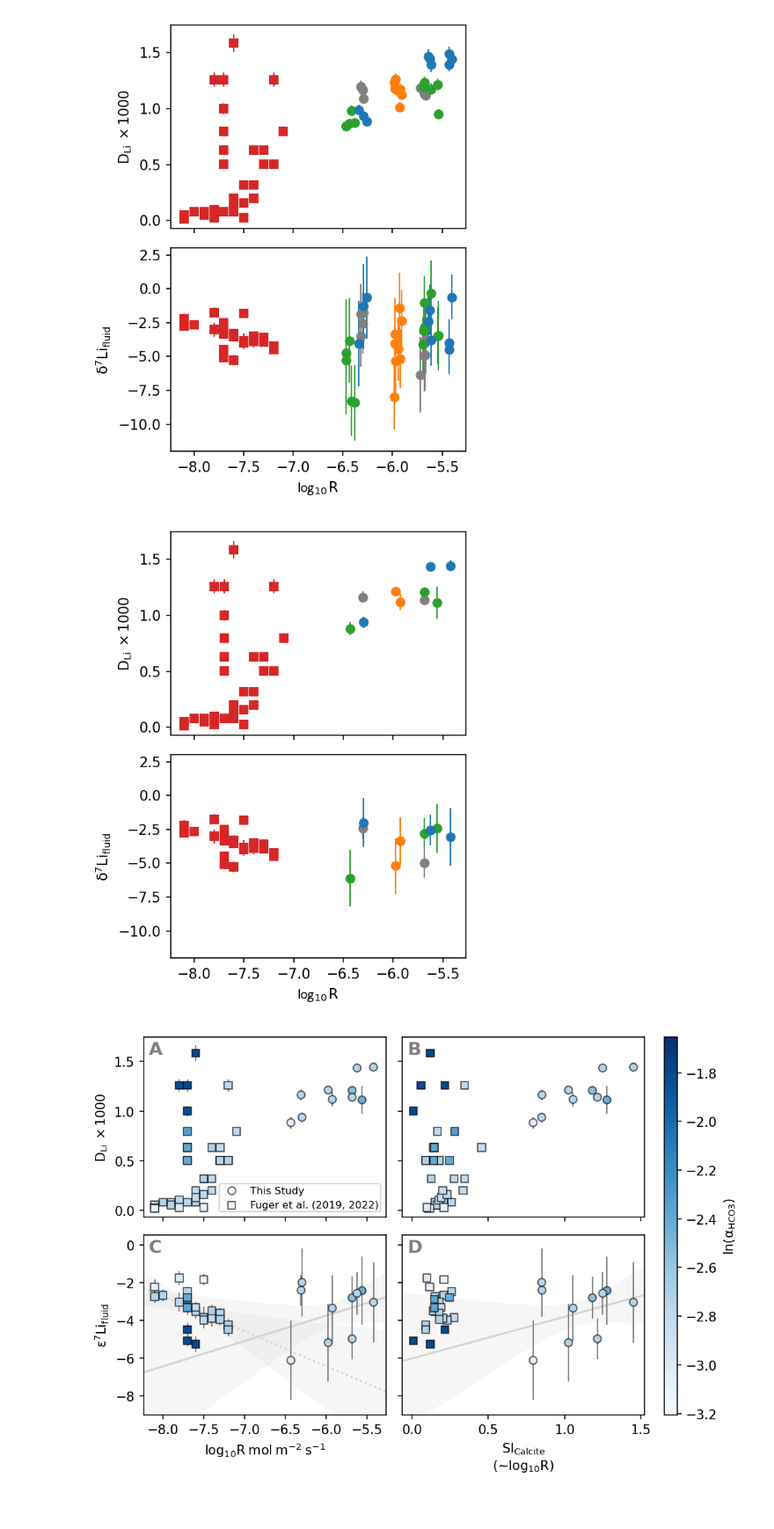
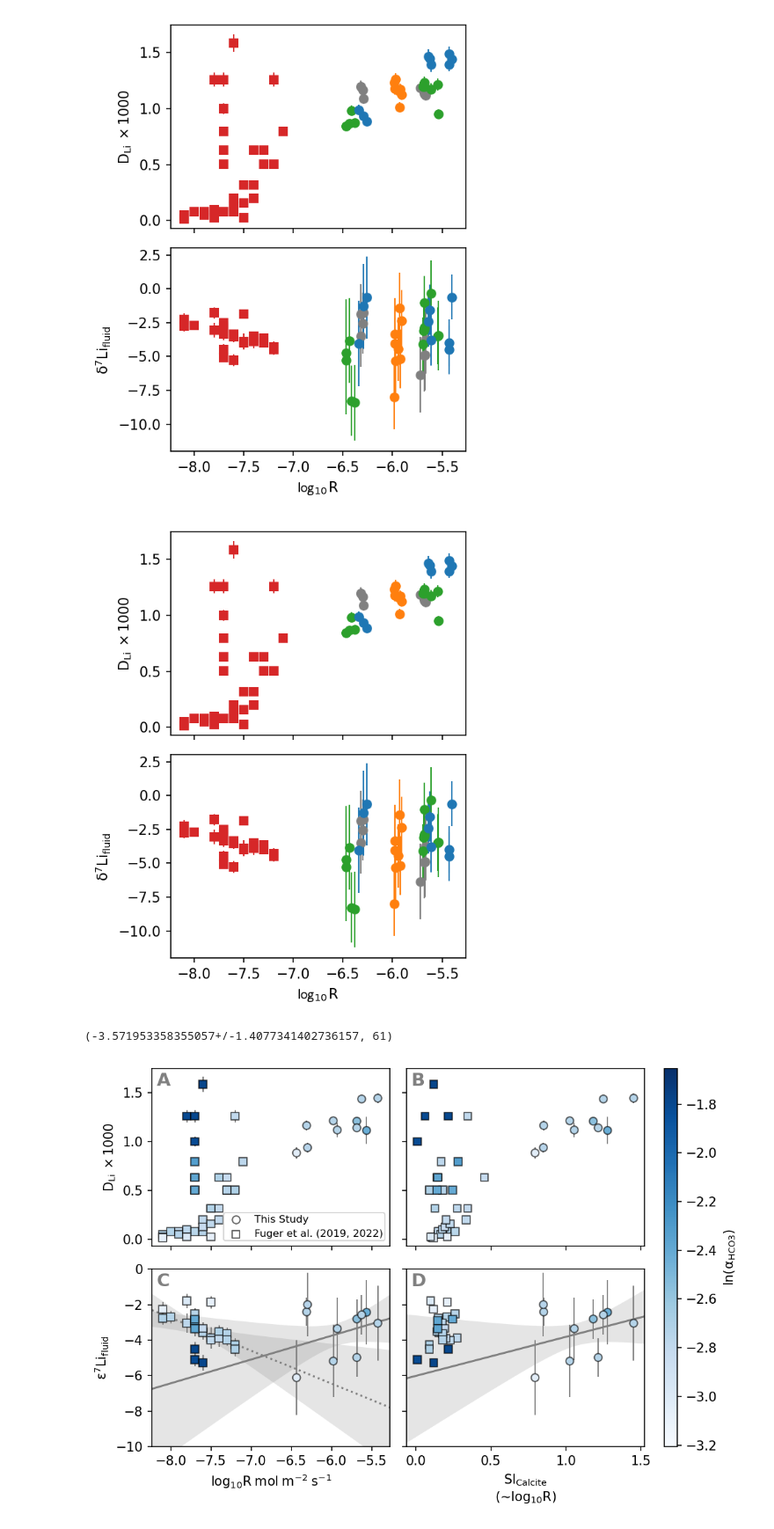
Before and after one commit to oscarbranson/supplementary, a Jupyter notebook: supplements/inorg_Li/02_Results.ipynb, the cells around one changed output. Shown: that part at 88% size. Cells and saved outputs as stored; diff of their text form; code cells hidden in the pictures.

Commit message:
fixed Fuger isotopes

```diff
--- a/supplements/inorg_Li/02_Results.ipynb
+++ b/supplements/inorg_Li/02_Results.ipynb
@@ -452,21 +452,38 @@ pax.errorbar(fug.loc[:, ('solid', 'logR')], fug.loc[:, ('solid', 'epsilon_7Li')]
 
 
 for e, c in cdict.items():
-    ind = sdf.index.str.contains(e)
-    bax.errorbar(nom(sdf.loc[ind, ('R', 'log10R_13C')]), nom(sdf.loc[ind, ('OG', 'DLi')]) * 1e3,
-                 xerr=err(sdf.loc[ind, ('R', 'log10R_13C')]), yerr=err(sdf.loc[ind, ('OG', 'DLi')]) * 1e3,
+    ind = df.labels.Experiment.str.contains(e)
+    bax.errorbar(nom(df.loc[ind, ('R', 'log10R_13C')]), nom(df.loc[ind, ('OG', 'DLi')]) * 1e3,
+                 xerr=err(df.loc[ind, ('R', 'log10R_13C')]), yerr=err(df.loc[ind, ('OG', 'DLi')]) * 1e3,
                  marker='o', color=c, **epar)
 
-    pax.errorbar(nom(sdf.loc[ind, ('R', 'log10R_13C')]), nom(sdf.loc[ind, ('Li_isotopes_vs_fluid', 'epsilon_og')]),
-                 xerr=err(sdf.loc[ind, ('R', 'log10R_13C')]), yerr=err(sdf.loc[ind, ('Li_isotopes_vs_fluid', 'epsilon_og')]),
+    pax.errorbar(nom(df.loc[ind, ('R', 'log10R_13C')]), nom(df.loc[ind, ('Li_isotopes_vs_fluid', 'epsilon_og')]),
+                 xerr=err(df.loc[ind, ('R', 'log10R_13C')]), yerr=err(df.loc[ind, ('Li_isotopes_vs_fluid', 'epsilon_og')]),
                  marker='o', color=c, **epar)
+
+# for e, c in cdict.items():
+#     ind = sdf.index.str.contains(e)
+#     bax.errorbar(nom(sdf.loc[ind, ('R', 'log10R_13C')]), nom(sdf.loc[ind, ('OG', 'DLi')]) * 1e3,
+#                  xerr=err(sdf.loc[ind, ('R', 'log10R_13C')]), yerr=err(sdf.loc[ind, ('OG', 'DLi')]) * 1e3,
+#                  marker='o', color=c, **epar)
+
+#     pax.errorbar(nom(sdf.loc[ind, ('R', 'log10R_13C')]), nom(sdf.loc[ind, ('Li_isotopes_vs_fluid', 'epsilon_og')]),
+#                  xerr=err(sdf.loc[ind, ('R', 'log10R_13C')]), yerr=err(sdf.loc[ind, ('Li_isotopes_vs_fluid', 'epsilon_og')]),
+#                  marker='o', color=c, **epar)
 
 # pax.set_xlim(-6.6, -5.3)
 pax.set_ylim(-12, 3)
 
 fig.tight_layout()
 # %% [output]
-[figure, old version]
+[figure, new version]
+# %%
+combined_epsLi = np.concatenate([unp.uarray(fug.loc[:, ('solid', 'epsilon_7Li')], fug.loc[:, ('solid', 'epsilon_7Li_2std')]), df.Li_isotopes_vs_fluid.epsilon_og])
+combined_epsLi = combined_epsLi[~unp.isnan(combined_epsLi)]
+epsLi_mu = combined_epsLi.mean()
+epsLi_mu, combined_epsLi.size
+# %% [output]
+(-3.571953358355057+/-1.4077341402736157, 61)
 # %%
 fig, axs = plt.subplots(2, 2, figsize=(7, 5), sharex='col', sharey='row')
 
@@ -541,39 +558,39 @@ pax.errorbar(nom(pdf.loc[:, (database, 'si_Calcite')]), nom(pdf.loc[:, ('Li_isot
 ma = pax.scatter(nom(pdf.loc[:, (database, 'si_Calcite')]), nom(pdf.loc[:, ('Li_isotopes_vs_fluid', 'epsilon_og')]), c=nom(pdf.loc[:, cvar]), **cargs)
 
 # pax.set_xlim(-6.6, -5.3)
-pax.set_ylim(-9, 0.5)
+pax.set_ylim(-10, 0.)
 
 # draw on lines of best fit for the fuger data and our data
 pp = fit_line(fug.loc[:, ('solid', 'logR')], fug.loc[:, ('solid', 'epsilon_7Li')])
-plot_line(axs[1,0], pp, zorder=-3, color='lightgray', ls=':')
+plot_line(axs[1,0], pp, zorder=-3, color='gray', ls=':')
 
 ind = ~df.index.str.contains('T =')
 pp = fit_line(nom(df.loc[ind, ('R', 'log10R_13C')]), nom(df.loc[ind, ('Li_isotopes_vs_fluid', 'epsilon_og')]))
-plot_line(axs[1,0], pp, zorder=-3, color='lightgray')
+plot_line(axs[1,0], pp, zorder=-3, color='gray')
 
 pp = fit_line(nom(df.loc[ind, (database, 'si_Calcite')]), nom(df.loc[ind, ('Li_isotopes_vs_fluid', 'epsilon_og')]))
-plot_line(axs[1,1], pp, zorder=-3, color='lightgray')
+plot_line(axs[1,1], pp, zorder=-3, color='gray')
 
 
 axs[0,0].set_ylabel('$D_{Li}\ \\times 1000$')
 axs[1,0].set_ylabel('$\epsilon^7Li_{fluid}$')
 
 fig.tight_layout()
 
 fig.subplots_adjust(right=0.87)
 cax = fig.add_axes([.9, pax.get_position().y0, .02, bax.get_position().y1 - pax.get_position().y0])
 fig.colorbar(ma, cax, label=clabel)
 
 for ax, a in zip(axs.flat, 'ABCDEFGH'):
     ax.text(0.02, 0.98, a, weight='bold', transform=ax.transAxes, ha='left', va='top', fontsize=14, color='grey')
 
 axs[0,0].scatter([],[],marker='o', label='This Study', color='w', **cargs)
 axs[0,0].scatter([],[],marker='s', label='Fuger et al. (2019, 2022)', color='w', **cargs)
 axs[0,0].legend(fontsize=8, borderpad=0.2)
 
 savefig(fig, '03_Rate_SI')
 # %% [output]
-[figure, old version]
+[figure, new version]
 # %%
 fig, axs = plt.subplots(2, 2, figsize=(7, 5), sharex='col', sharey='row')
 
```
Also changed, not shown: 6 other files.
